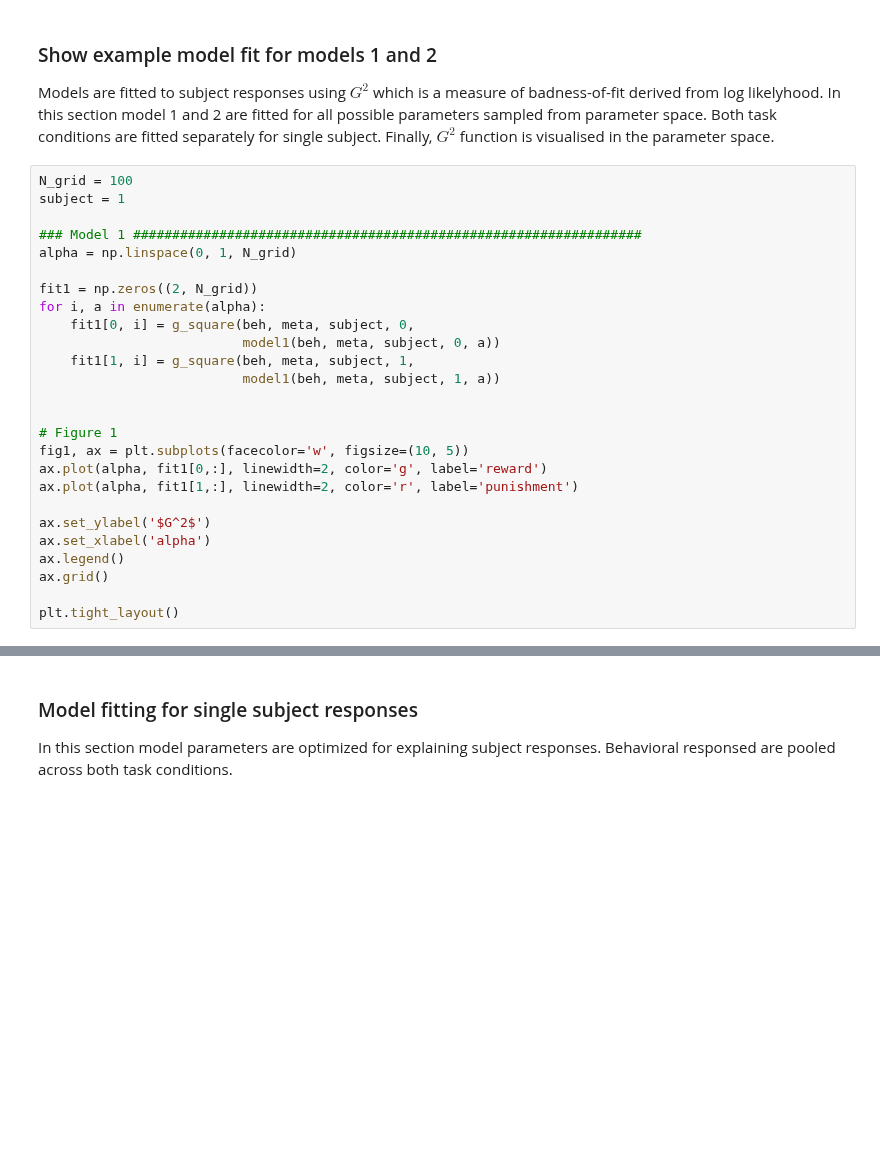
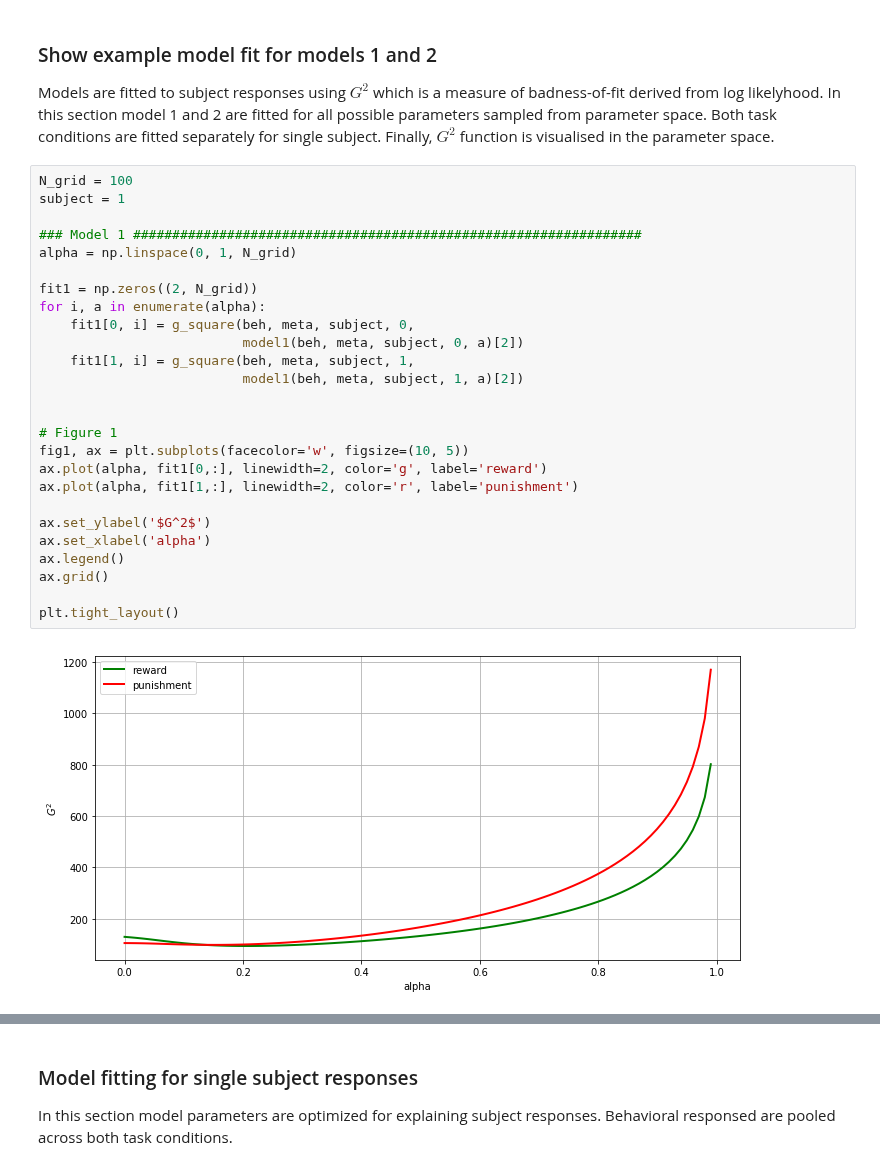
Before and after one commit to kbonna/decidenet, a Jupyter notebook: behavioral_analysis/dn_ba_03_single_subject_model_fit.ipynb, the cells around one changed output, grey strips where cells are left out. Cells and saved outputs as stored; diff of their text form; blank space fills up the shorter version.

```diff
--- a/behavioral_analysis/dn_ba_03_single_subject_model_fit.ipynb
+++ b/behavioral_analysis/dn_ba_03_single_subject_model_fit.ipynb
@@ -205,29 +58,31 @@ Models are fitted to subject responses using $G^2$ which is a measure of badness
 # %%
 N_grid = 100
 subject = 1
 
 ### Model 1 #################################################################
 alpha = np.linspace(0, 1, N_grid)
 
 fit1 = np.zeros((2, N_grid))
 for i, a in enumerate(alpha):
     fit1[0, i] = g_square(beh, meta, subject, 0,
-                          model1(beh, meta, subject, 0, a))
+                          model1(beh, meta, subject, 0, a)[2])
     fit1[1, i] = g_square(beh, meta, subject, 1,
-                          model1(beh, meta, subject, 1, a))
+                          model1(beh, meta, subject, 1, a)[2])
 
 
 # Figure 1
 fig1, ax = plt.subplots(facecolor='w', figsize=(10, 5))
 ax.plot(alpha, fit1[0,:], linewidth=2, color='g', label='reward')
 ax.plot(alpha, fit1[1,:], linewidth=2, color='r', label='punishment')
 
 ax.set_ylabel('$G^2$')
 ax.set_xlabel('alpha')
 ax.legend()
 ax.grid()
 
 plt.tight_layout()
+# %% [output]
+[figure, added]
 # %%
 N_grid = 100
 subject = 27
```
Also changed, not shown: parts of 8 cells of this notebook, 2 other files.
